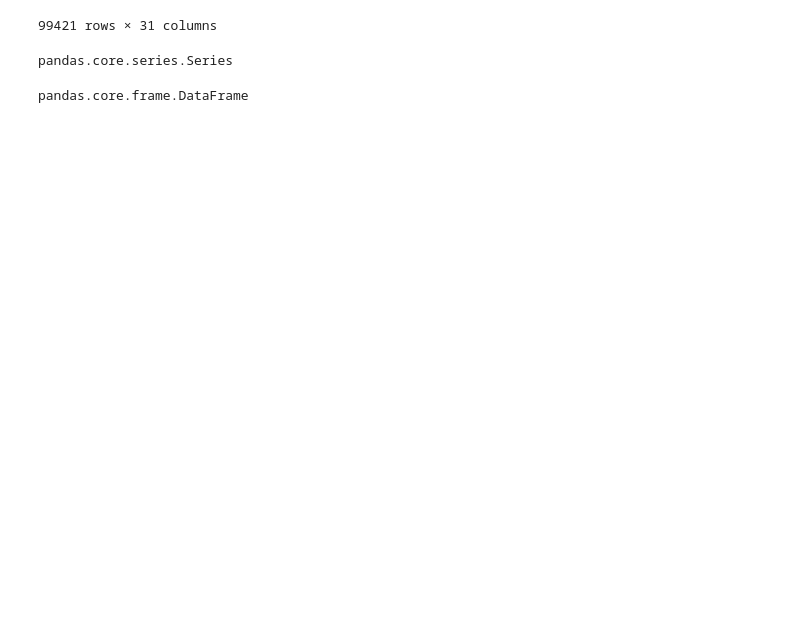
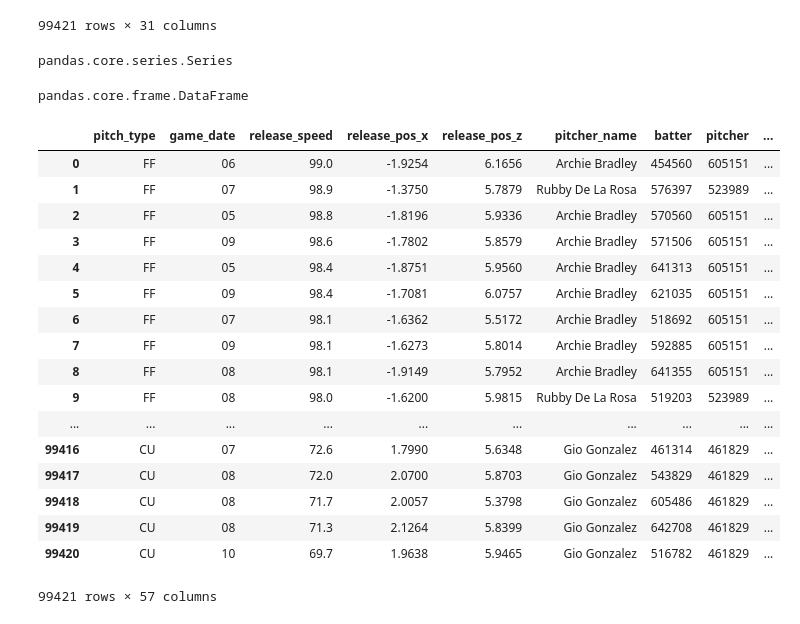
Before and after one commit to AndrewYinLi/machine-learning-baseball, a Jupyter notebook: random_forest.ipynb, the cells around one changed output. Drawn from its saved outputs; the diff is of its cells as text; code cells hidden in the pictures; blank space fills up the shorter version.

```diff
--- a/random_forest.ipynb
+++ b/random_forest.ipynb
@@ -643,3 +643,26 @@ pandas.core.series.Series
 type(data[discrete_attrs])
 # %% [output]
 pandas.core.frame.DataFrame
+# %%
+# Turn date attribute into month
+data['game_date'] = data['game_date'].apply(lambda s: s[5:7])
+data
+# %% [output]
+|  | pitch_type | game_date | release_speed | release_pos_x | release_pos_z | pitcher_name | batter | pitcher | ... |
+| 0 | FF | 06 | 99.0 | -1.9254 | 6.1656 | Archie Bradley | 454560 | 605151 | ... |
+| 1 | FF | 07 | 98.9 | -1.3750 | 5.7879 | Rubby De La Rosa | 576397 | 523989 | ... |
+| 2 | FF | 05 | 98.8 | -1.8196 | 5.9336 | Archie Bradley | 570560 | 605151 | ... |
+| 3 | FF | 09 | 98.6 | -1.7802 | 5.8579 | Archie Bradley | 571506 | 605151 | ... |
+| 4 | FF | 05 | 98.4 | -1.8751 | 5.9560 | Archie Bradley | 641313 | 605151 | ... |
+| 5 | FF | 09 | 98.4 | -1.7081 | 6.0757 | Archie Bradley | 621035 | 605151 | ... |
+| 6 | FF | 07 | 98.1 | -1.6362 | 5.5172 | Archie Bradley | 518692 | 605151 | ... |
+| 7 | FF | 09 | 98.1 | -1.6273 | 5.8014 | Archie Bradley | 592885 | 605151 | ... |
+| 8 | FF | 08 | 98.1 | -1.9149 | 5.7952 | Archie Bradley | 641355 | 605151 | ... |
+| 9 | FF | 08 | 98.0 | -1.6200 | 5.9815 | Rubby De La Rosa | 519203 | 523989 | ... |
+| ... | ... | ... | ... | ... | ... | ... | ... | ... | ... |
+| 99416 | CU | 07 | 72.6 | 1.7990 | 5.6348 | Gio Gonzalez | 461314 | 461829 | ... |
+| 99417 | CU | 08 | 72.0 | 2.0700 | 5.8703 | Gio Gonzalez | 543829 | 461829 | ... |
+| 99418 | CU | 08 | 71.7 | 2.0057 | 5.3798 | Gio Gonzalez | 605486 | 461829 | ... |
+| 99419 | CU | 08 | 71.3 | 2.1264 | 5.8399 | Gio Gonzalez | 642708 | 461829 | ... |
+| 99420 | CU | 10 | 69.7 | 1.9638 | 5.9465 | Gio Gonzalez | 516782 | 461829 | ... |
+99421 rows × 57 columns
```
Also changed, not shown: parts of 10 cells of this notebook.
